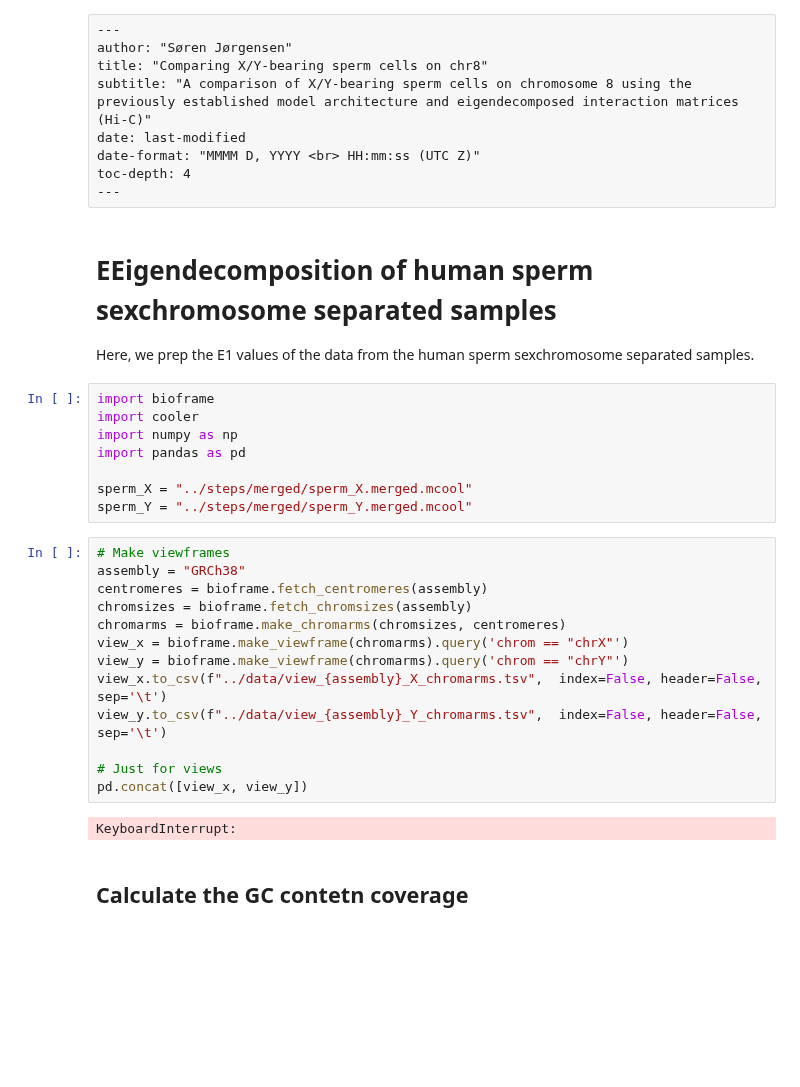
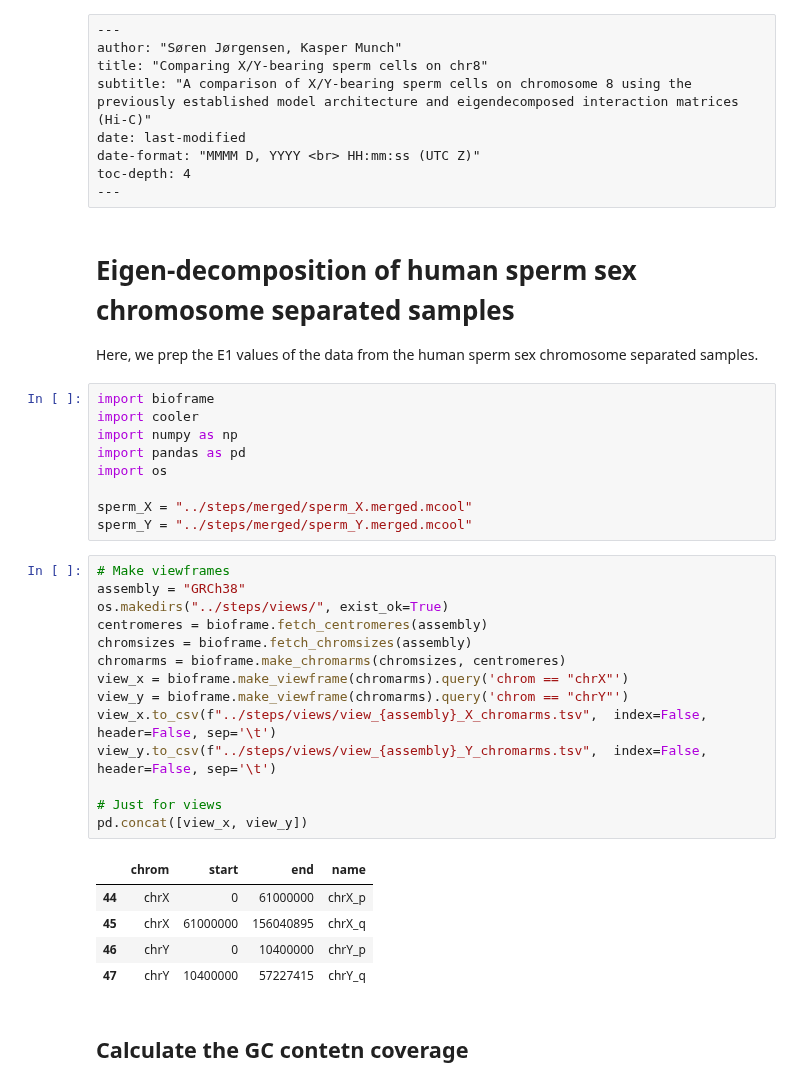
Before and after one commit to munch-group/hic-xy-sperm, a Jupyter notebook: notebooks/compare_X_Y_eigs.ipynb, the cells around one changed output. Cells and saved outputs as stored; diff of their text form; blank space fills up the shorter version.

```diff
--- a/notebooks/compare_X_Y_eigs.ipynb
+++ b/notebooks/compare_X_Y_eigs.ipynb
@@ -1,6 +1,6 @@
 # %% [raw]
 ---
-author: "Søren Jørgensen"
+author: "Søren Jørgensen, Kasper Munch"
 title: "Comparing X/Y-bearing sperm cells on chr8"
 subtitle: "A comparison of X/Y-bearing sperm cells on chromosome 8 using the previously established model architecture and eigendecomposed interaction matrices (Hi-C)"
 date: last-modified
@@ -8,32 +8,38 @@ date-format: "MMMM D, YYYY <br> HH:mm:ss (UTC Z)"
 toc-depth: 4
 ---
 # %% [markdown]
-# EEigendecomposition of human sperm sexchromosome separated samples
+# Eigen-decomposition of human sperm sex chromosome separated samples
 
-Here, we prep the E1 values of the data from the human sperm sexchromosome separated samples.
+Here, we prep the E1 values of the data from the human sperm sex chromosome separated samples.
 # %%
 import bioframe
 import cooler
 import numpy as np
 import pandas as pd
+import os
 
 sperm_X = "../steps/merged/sperm_X.merged.mcool"
 sperm_Y = "../steps/merged/sperm_Y.merged.mcool"
 # %%
 # Make viewframes
 assembly = "GRCh38"
+os.makedirs("../steps/views/", exist_ok=True)
 centromeres = bioframe.fetch_centromeres(assembly)
 chromsizes = bioframe.fetch_chromsizes(assembly)
 chromarms = bioframe.make_chromarms(chromsizes, centromeres)
 view_x = bioframe.make_viewframe(chromarms).query('chrom == "chrX"')
 view_y = bioframe.make_viewframe(chromarms).query('chrom == "chrY"')
-view_x.to_csv(f"../data/view_{assembly}_X_chromarms.tsv",  index=False, header=False, sep='\t')
-view_y.to_csv(f"../data/view_{assembly}_Y_chromarms.tsv",  index=False, header=False, sep='\t')
+view_x.to_csv(f"../steps/views/view_{assembly}_X_chromarms.tsv",  index=False, header=False, sep='\t')
+view_y.to_csv(f"../steps/views/view_{assembly}_Y_chromarms.tsv",  index=False, header=False, sep='\t')
 
 # Just for views
 pd.concat([view_x, view_y])
 # %% [output]
-KeyboardInterrupt:
+|  | chrom | start | end | name |
+| 44 | chrX | 0 | 61000000 | chrX_p |
+| 45 | chrX | 61000000 | 156040895 | chrX_q |
+| 46 | chrY | 0 | 10400000 | chrY_p |
+| 47 | chrY | 10400000 | 57227415 | chrY_q |
 # %% [markdown]
 ## Calculate the GC contetn coverage
 # %%
```
Also changed, not shown: parts of 1 cell of this notebook, 4 other files.
